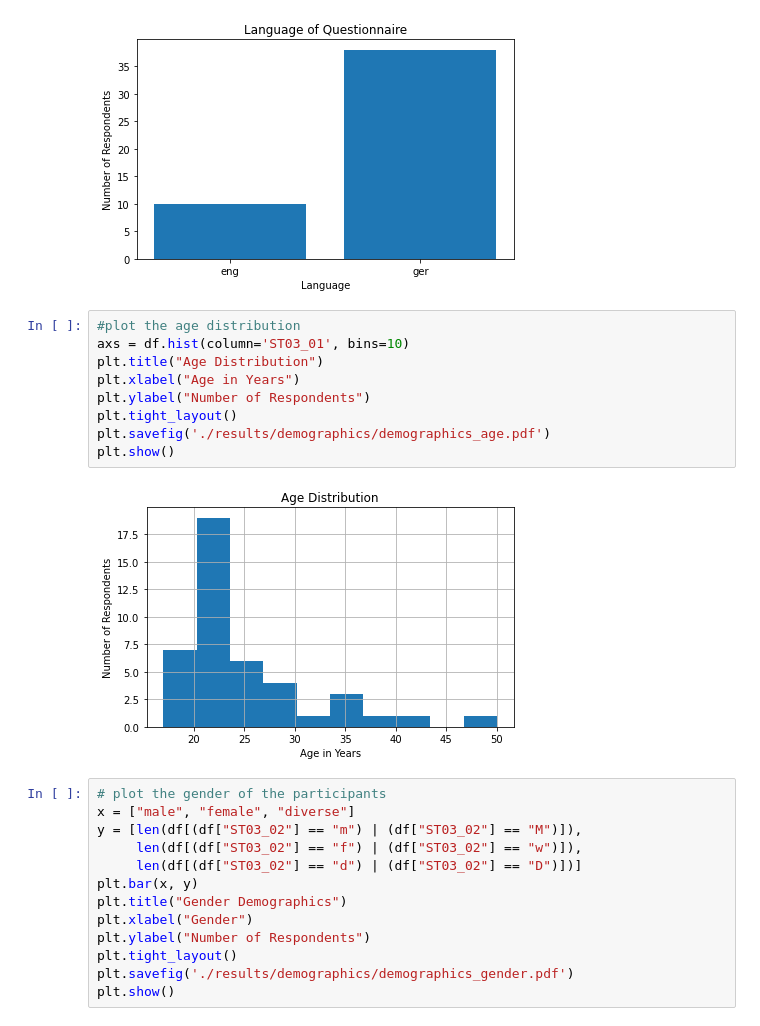
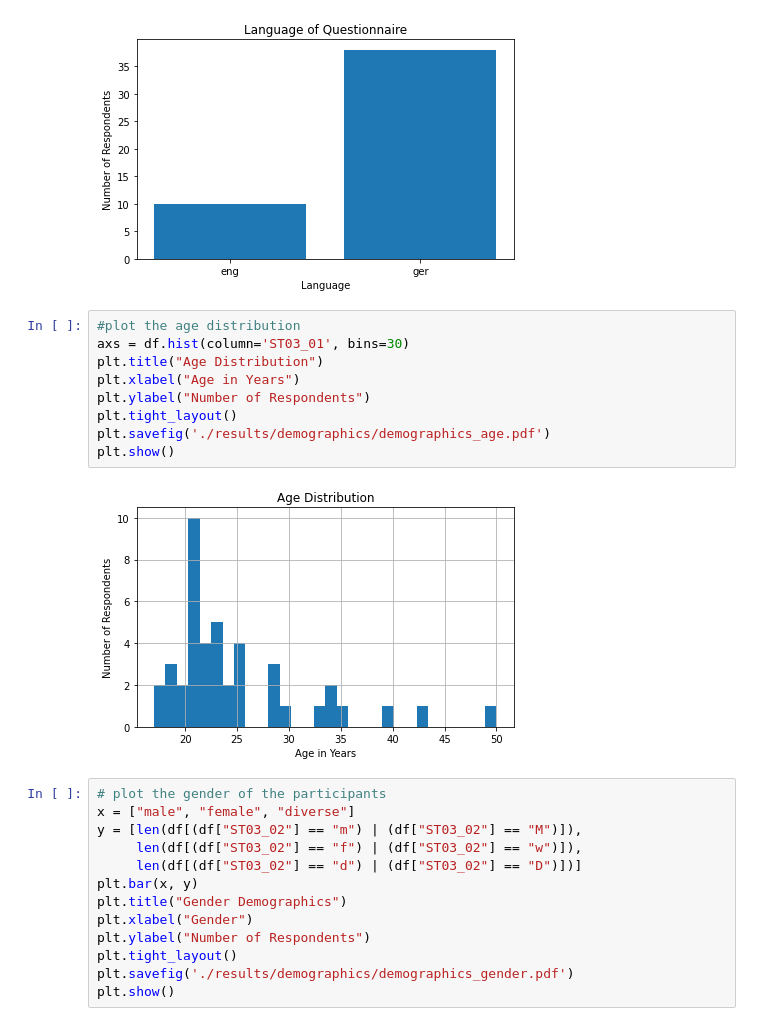
Before and after one commit to Sonaion/bachelor-arbeit, a Jupyter notebook: DataEvaluation/Demographics_01.ipynb, the cells around one changed output. Cells and saved outputs as stored; diff of their text form.

```diff
--- a/DataEvaluation/Demographics_01.ipynb
+++ b/DataEvaluation/Demographics_01.ipynb
@@ -119,15 +120,15 @@ plt.show()
 [figure]
 # %%
 #plot the age distribution
-axs = df.hist(column='ST03_01', bins=10)
+axs = df.hist(column='ST03_01', bins=30)
 plt.title("Age Distribution")
 plt.xlabel("Age in Years")
 plt.ylabel("Number of Respondents")
 plt.tight_layout()
 plt.savefig('./results/demographics/demographics_age.pdf')
 plt.show()
 # %% [output]
-[figure, old version]
+[figure, new version]
 # %%
 # plot the gender of the participants
 x = ["male", "female", "diverse"]
```
Also changed, not shown: parts of 9 cells of this notebook, 3 other files.
